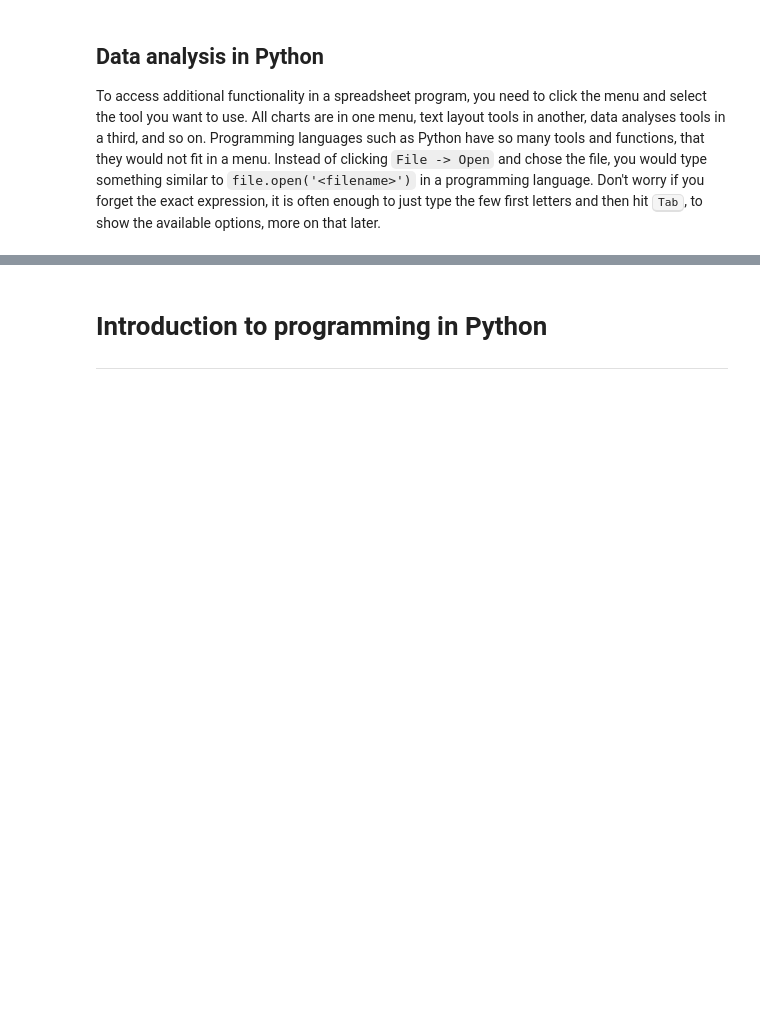
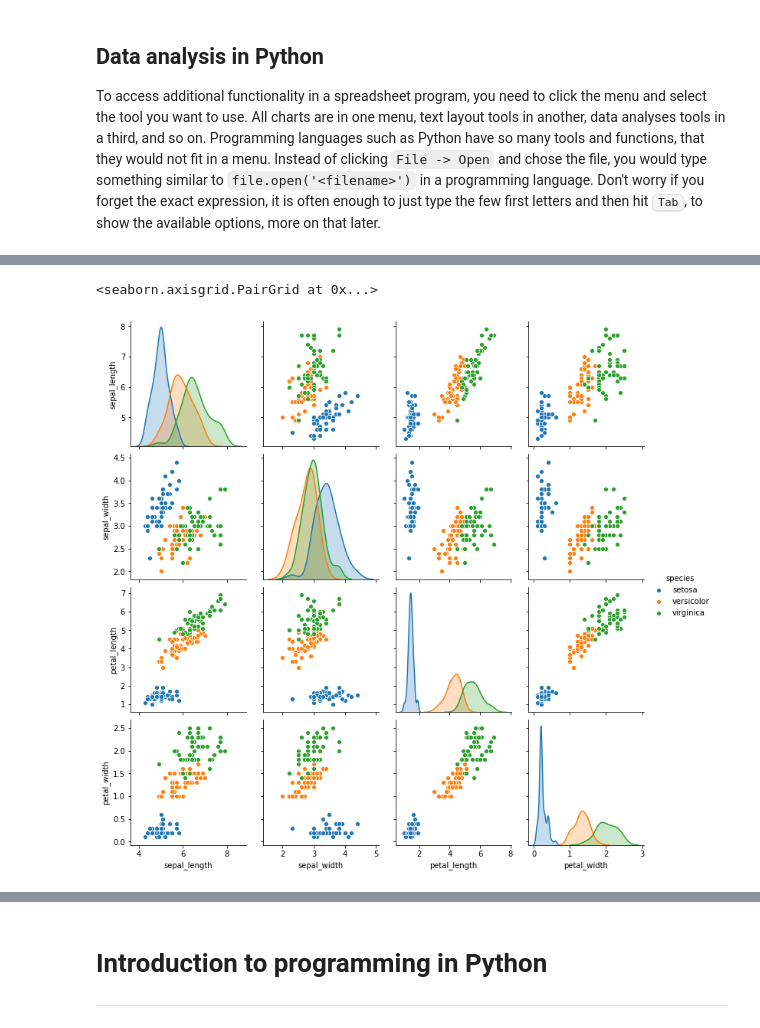
Before and after one commit to UofTCoders/workshops-dc-py, a Jupyter notebook: notebooks/1-programmatic-data-analyses.ipynb, the cells around one changed output, grey strips where cells are left out. Saved outputs shown, nothing was run; the diff lists cells and outputs as text; code cells hidden in the pictures; blank space fills up the shorter version.

```diff
--- a/notebooks/1-programmatic-data-analyses.ipynb
+++ b/notebooks/1-programmatic-data-analyses.ipynb
@@ -541,0 +577,5 @@ and you can keep referring back to this lecture as a high level overview of the
+# %%
+sns.pairplot(data=iris, hue='species')
+# %% [output]
+<seaborn.axisgrid.PairGrid at 0x...>
+[figure, added]
```
Also changed, not shown: parts of 53 cells of this notebook, 1 other file.
